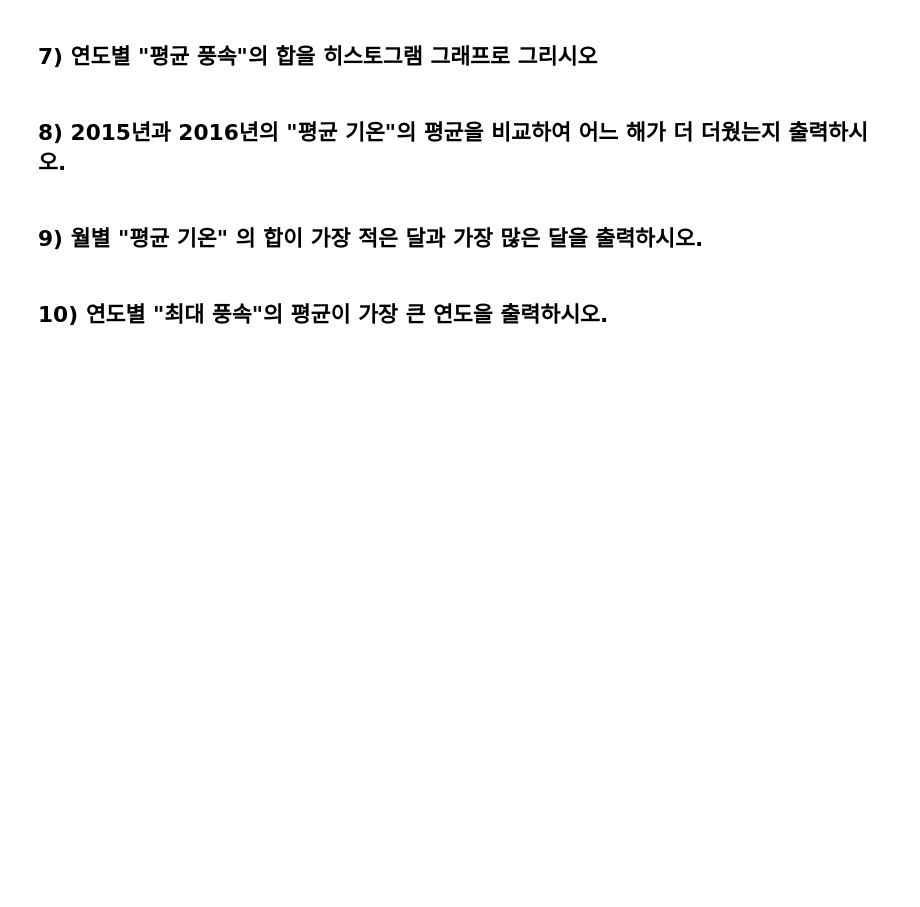
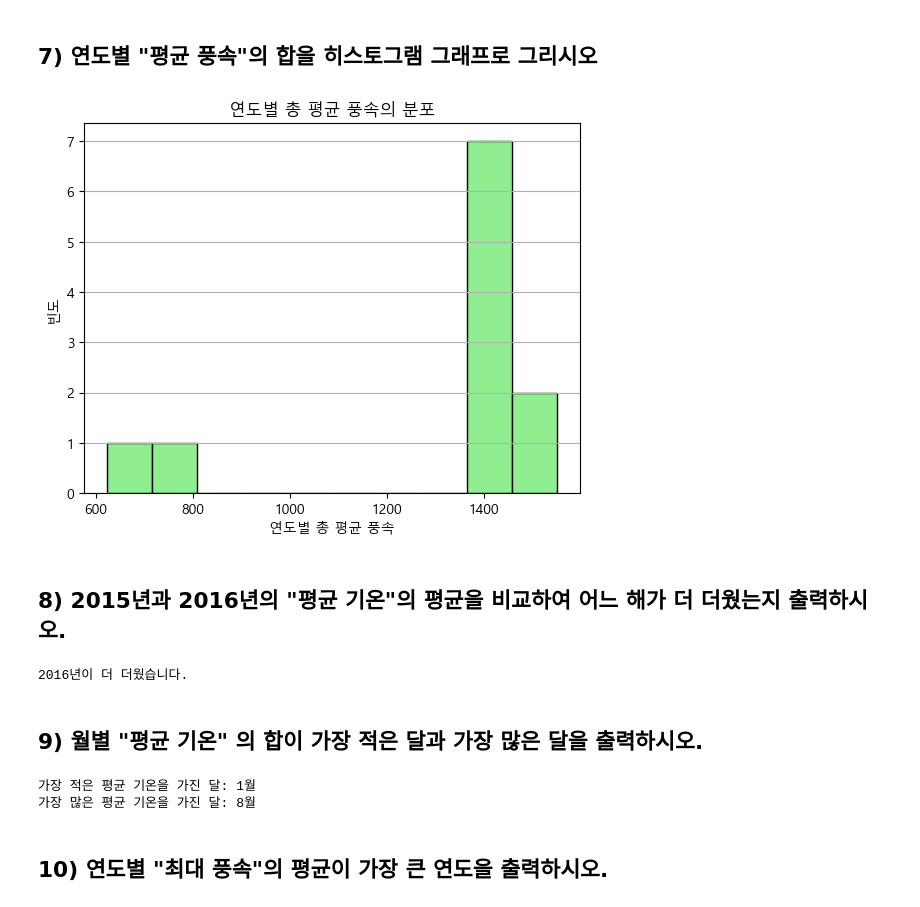
Before and after one commit to Aksara0221/pythom_basic_4, a Jupyter notebook: time_series_class_5_9.ipynb, the cells around one changed output. Drawn from its saved outputs; the diff is of its cells as text; code cells hidden in the pictures; blank space fills up the shorter version.

```diff
--- a/time_series_class_5_9.ipynb
+++ b/time_series_class_5_9.ipynb
@@ -284,8 +330,42 @@ print(weather.loc[weather.index == '2015-06-06', ['평균 기온', '최대 풍
 # %% [markdown]
 ## 7) 연도별 "평균 풍속"의 합을 히스토그램 그래프로 그리시오
+# %%
+yearly_total_avg_wind = weather.groupby('year')['평균 풍속'].sum()
+
+plt.hist(yearly_total_avg_wind, bins=10, color='lightgreen', edgecolor='black')
+plt.xlabel('연도별 총 평균 풍속')
+plt.ylabel('빈도')
+plt.title('연도별 총 평균 풍속의 분포')
+plt.grid(axis='y')
+plt.show()
+# %% [output]
+[figure, added]
 # %% [markdown]
 ## 8) 2015년과 2016년의 "평균 기온"의 평균을 비교하여 어느 해가 더 더웠는지 출력하시오.
+# %%
+avg_temp_2015 = weather[weather['year'] == 2015]['평균 기온'].mean()
+avg_temp_2016 = weather[weather['year'] == 2016]['평균 기온'].mean()
+
+if avg_temp_2015 > avg_temp_2016:
+    print("2015년이 더 더웠습니다.")
+elif avg_temp_2015 < avg_temp_2016:
+    print("2016년이 더 더웠습니다.")
+else:
+    print("2015년과 2016년의 평균 기온이 동일합니다.")
+# %% [output]
+2016년이 더 더웠습니다.
 # %% [markdown]
 ## 9) 월별 "평균 기온" 의 합이 가장 적은 달과 가장 많은 달을 출력하시오.
+# %%
+monthly_total_temp = weather.groupby('month')['평균 기온'].sum()
+
+coldest_month = monthly_total_temp.idxmin()
+hottest_month = monthly_total_temp.idxmax()
+
+print(f"가장 적은 평균 기온을 가진 달: {coldest_month}월")
+print(f"가장 많은 평균 기온을 가진 달: {hottest_month}월")
+# %% [output]
+가장 적은 평균 기온을 가진 달: 1월
+가장 많은 평균 기온을 가진 달: 8월
 # %% [markdown]
 ## 10) 연도별 "최대 풍속"의 평균이 가장 큰 연도을 출력하시오.
```
Also changed, not shown: parts of 8 cells of this notebook.
